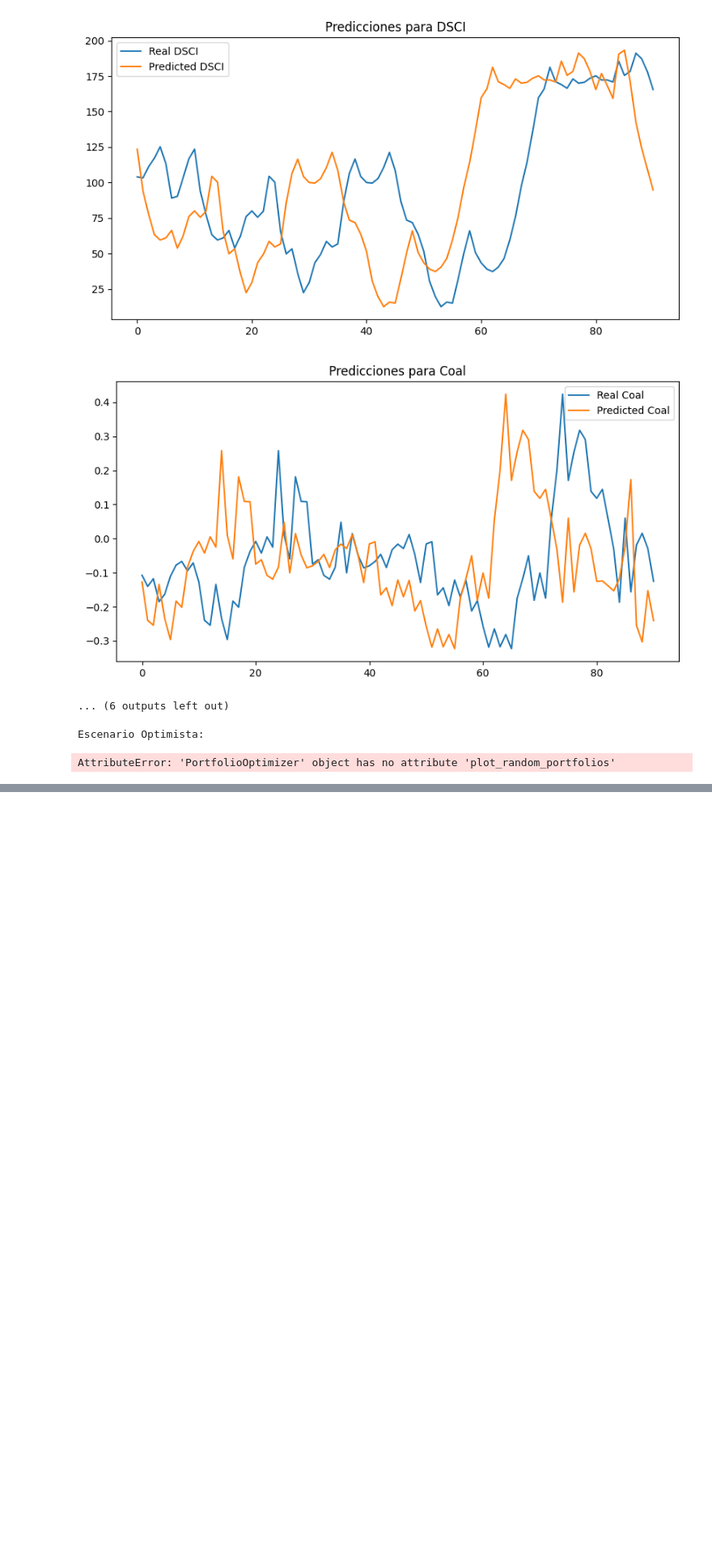
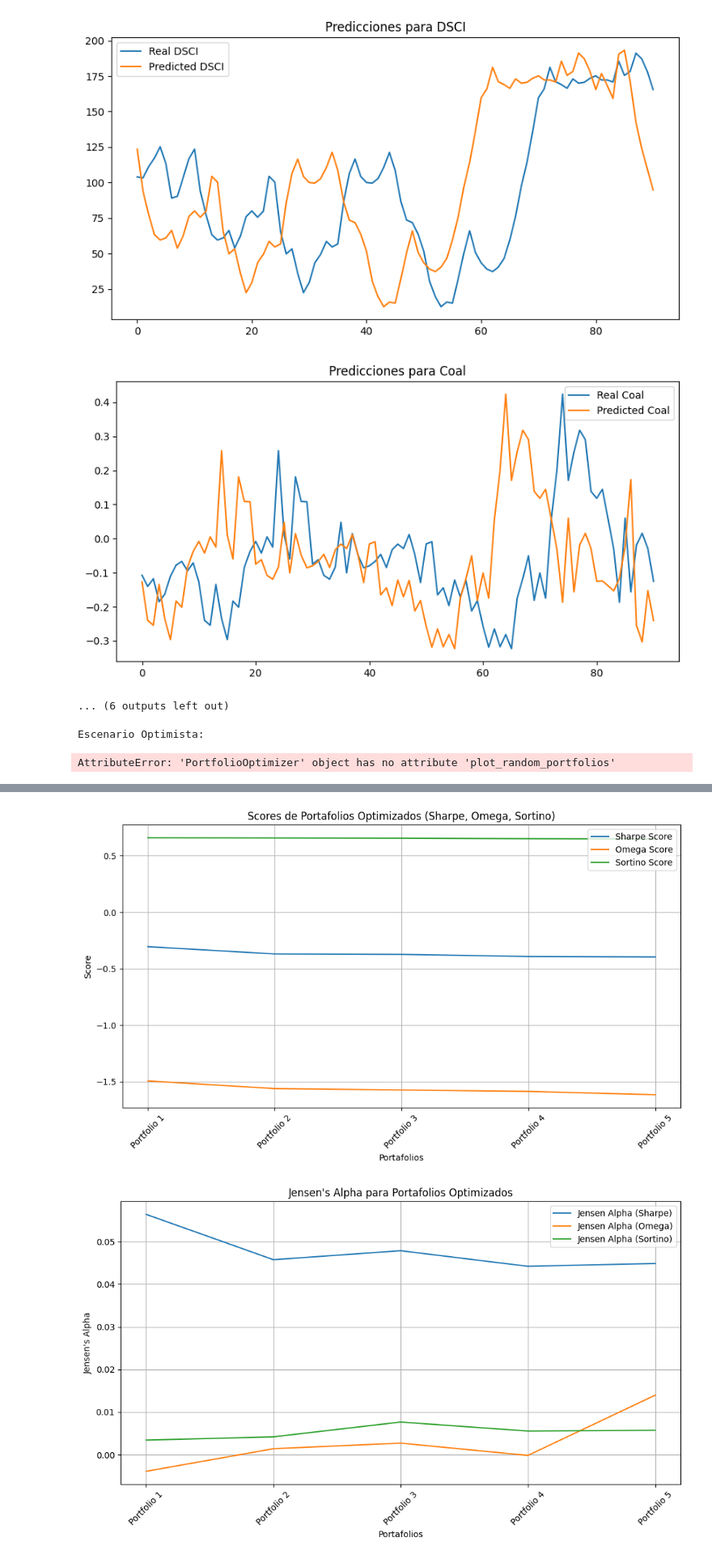
Before and after one commit to luisrc44/QAA-with-Climate-Change-and-ESG, a Jupyter notebook: QAA_wCC.ipynb, the cells around one changed output, grey strips where cells are left out. Shown at 81% size. Cells and saved outputs as stored; diff of their text form; code cells hidden in the pictures; blank space fills up the shorter version.

Commit message:
Jensen Alpha

```diff
--- a/QAA_wCC.ipynb
+++ b/QAA_wCC.ipynb
@@ -208,6 +208,7 @@ benchmark_prices
 # %%
 asset_prices
 # %%
+
 # Asegúrate de eliminar la columna 'Date' de asset_prices y benchmark_prices si aún está presente
 if 'Date' in asset_prices.columns:
     asset_prices = asset_prices.drop(columns=['Date'])
@@ -215,7 +216,7 @@ if 'Date' in asset_prices.columns:
 if 'Date' in benchmark_prices.columns:
     benchmark_prices = benchmark_prices.drop(columns=['Date'])
 
-## Alinear asset_prices y benchmark_prices según el índice (fechas o índices comunes)
+# Alinear asset_prices y benchmark_prices según el índice (fechas o índices comunes)
 asset_prices, benchmark_prices = asset_prices.align(benchmark_prices, join='inner', axis=0)
 
 # Inicializar el optimizador de portafolios
@@ -235,6 +236,14 @@ for strategy, portfolios in optimal_portfolios.items():
         print(f"Portafolio {i+1}:")
         print(f"Pesos: {weights}")
         print(f"Score ({strategy}): {score}")
+
+# Cálculo de Jensen's Alpha para los mejores portafolios
+print("\nCálculo de Jensen's Alpha para los mejores portafolios optimizados (basado en Sharpe, Omega y Sortino):")
+for strategy, portfolios in optimal_portfolios.items():
+    for i, (weights, _) in enumerate(portfolios[:5]):
+        # Calcular Jensen's Alpha para cada uno de los mejores portafolios
+        jensen_alpha = optimizer.calculate_jensen_alpha(weights)
+        print(f"Portafolio {i+1} ({strategy}): Jensen's Alpha = {jensen_alpha}")
 # %% [output]
 Mejores portafolios optimizados para sharpe:
 Portafolio 1:
@@ -255,0 +265,48 @@ Score (sortino): 0.6405173857283302
+# %%
+
+# Convertir los resultados a un DataFrame para facilitar la visualización
+portfolios_df = pd.DataFrame(portfolios_data)
+
+# Gráfica de los Scores de las estrategias de optimización
+plt.figure(figsize=(10, 6))
+for strategy in strategies:
+    strategy_data = portfolios_df[portfolios_df['Strategy'] == strategy]
+    plt.plot(strategy_data['Portfolio'], strategy_data['Score'], label=f'{strategy.capitalize()} Score')
+plt.title('Scores de Portafolios Optimizados (Sharpe, Omega, Sortino)')
+plt.xlabel('Portafolios')
+plt.ylabel('Score')
+plt.legend()
+plt.grid(True)
+plt.xticks(rotation=45)
+plt.tight_layout()
+plt.show()
+
+# Gráfica de Jensen's Alpha para cada estrategia
+plt.figure(figsize=(10, 6))
+for strategy in strategies:
+    strategy_data = portfolios_df[portfolios_df['Strategy'] == strategy]
+    plt.plot(strategy_data['Portfolio'], strategy_data['Jensen Alpha'], label=f'Jensen Alpha ({strategy.capitalize()})')
+plt.title("Jensen's Alpha para Portafolios Optimizados")
+plt.xlabel('Portafolios')
+plt.ylabel("Jensen's Alpha")
+plt.legend()
+plt.grid(True)
+plt.xticks(rotation=45)
+plt.tight_layout()
+plt.show()
+
+# Gráfico comparativo de Score vs Jensen's Alpha
+plt.figure(figsize=(10, 6))
+for strategy in strategies:
+    strategy_data = portfolios_df[portfolios_df['Strategy'] == strategy]
+    plt.scatter(strategy_data['Score'], strategy_data["Jensen Alpha"], label=f'{strategy.capitalize()} Strategy')
+plt.title('Comparación de Scores vs Jensen Alpha')
+plt.xlabel('Score (Sharpe, Omega, Sortino)')
+plt.ylabel("Jensen's Alpha")
+plt.legend()
+plt.grid(True)
+plt.tight_layout()
+plt.show()
+# %% [output]
+[figure, added]
+[figure, added]
```
Also changed, not shown: parts of 4 cells of this notebook, 1 other file.
